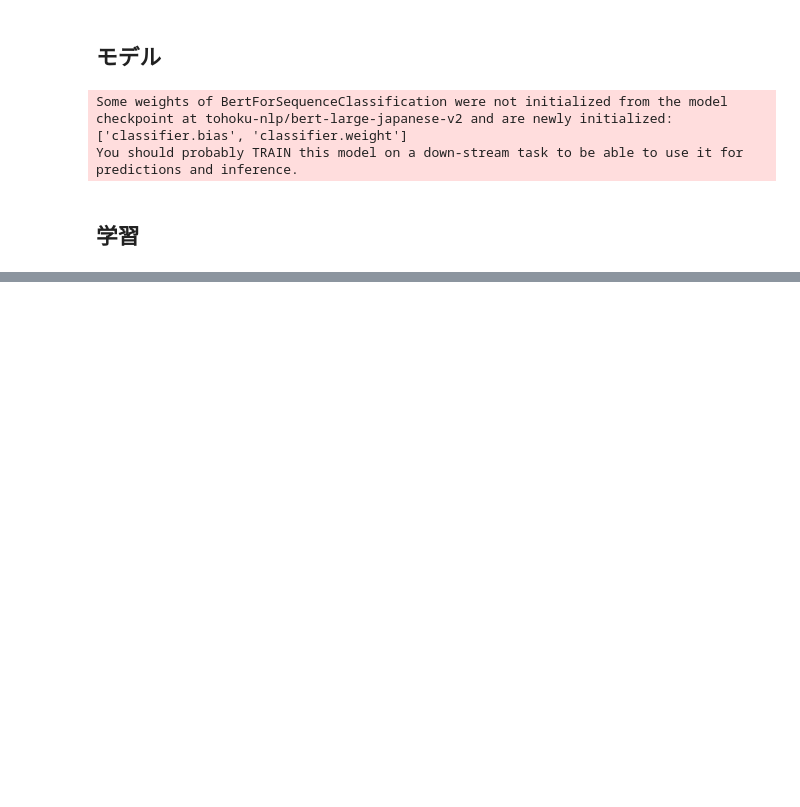
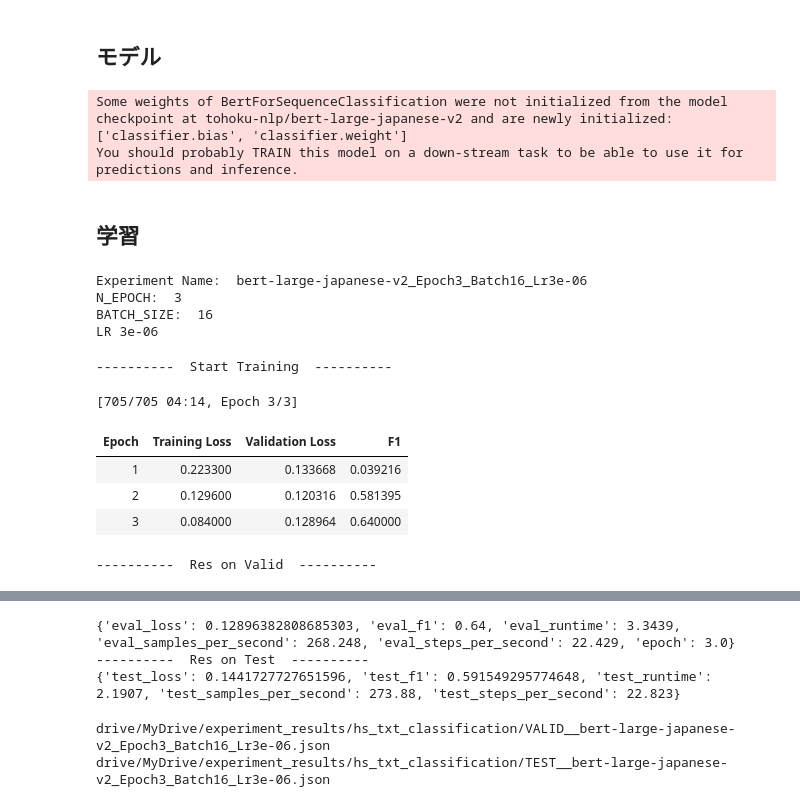
Before and after one commit to yukismd/DL_for_ImageData_and_Finetuning, a Jupyter notebook: text_classification_hatespeech/PT/bert-large-japanese-v2.ipynb, the cells around one changed output, grey strips where cells are left out. Drawn from its saved outputs; the diff is of its cells as text; code cells hidden in the pictures; blank space fills up the shorter version.

```diff
--- a/text_classification_hatespeech/PT/bert-large-japanese-v2.ipynb
+++ b/text_classification_hatespeech/PT/bert-large-japanese-v2.ipynb
@@ -201,7 +201,7 @@ def compute_metrics(eval_pred):
     predictions = np.argmax(logits, axis=-1)
     return metric.compute(predictions=predictions, references=labels)
 # %%
-def set_training():
+def do_training():
   print('N_EPOCH: ', N_EPOCH)
   print('BATCH_SIZE: ', BATCH_SIZE)
   print('LR', LR)
@@ -236,4 +236,39 @@ def set_training():
     compute_metrics=compute_metrics,
     )
 
-  return trainer
+  #return trainer
+
+  print('----------  Start Training  ----------')
+  trainer.train()
+
+  print('----------  Res on Valid  ----------')
+  res_json = trainer.evaluate()
+  print(res_json)
+
+  print('----------  Res on Test  ----------')
+  test_preds = trainer.predict(ds_tkn_test)
+  test_metric = test_preds.metrics
+  print(test_metric)
+
+  return res_json, test_metric
+# %%
+N_EPOCH = 3
+BATCH_SIZE = 16
+LR = 0.000003  # 3e-6
+
+experiment_name = '{}_Epoch{}_Batch{}_Lr{}'.format(MODEL.split('/')[1], N_EPOCH, BATCH_SIZE, LR)
+print('Experiment Name: ', experiment_name)
+
+res_val, res_test = do_training()
+# %% [output]
+Experiment Name:  bert-large-japanese-v2_Epoch3_Batch16_Lr3e-06
+N_EPOCH:  3
+BATCH_SIZE:  16
+LR 3e-06
+----------  Start Training  ----------
+[705/705 04:14, Epoch 3/3]
+| Epoch | Training Loss | Validation Loss | F1 |
+| 1 | 0.223300 | 0.133668 | 0.039216 |
+| 2 | 0.129600 | 0.120316 | 0.581395 |
+| 3 | 0.084000 | 0.128964 | 0.640000 |
+----------  Res on Valid  ----------
@@ -240,19 +276,18 @@ def set_training():
+{'eval_loss': 0.12896382808685303, 'eval_f1': 0.64, 'eval_runtime': 3.3439, 'eval_samples_per_second': 268.248, 'eval_steps_per_second': 22.429, 'epoch': 3.0}
+----------  Res on Test  ----------
+{'test_loss': 0.1441727727651596, 'test_f1': 0.591549295774648, 'test_runtime': 2.1907, 'test_samples_per_second': 273.88, 'test_steps_per_second': 22.823}
 # %%
-def save_res_valid(trainer):
-  res_json = trainer.evaluate()
-  print(res_json)
-  save_file = os.path.join(SAVE_DIR, 'VALID__' + experiment_name + '.json')
-  print(save_file)
-  with open(save_file, 'w') as f:
-      json.dump(res_json, f, indent=2)
-  return res_json
+# Save Valid Result
+save_file = os.path.join(SAVE_DIR, 'VALID__' + experiment_name + '.json')
+print(save_file)
+with open(save_file, 'w') as f:
+    json.dump(res_val, f, indent=2)
 
-def save_res_test(trainer):
-  test_preds = trainer.predict(ds_tkn_test)
-  test_metric = test_preds.metrics
-  print(test_metric)
-  save_file = os.path.join(SAVE_DIR, 'TEST__' + experiment_name + '.json')
-  print(save_file)
-  with open(save_file, 'w') as f:
-      json.dump(test_metric, f, indent=2)
-  return test_metric
+# Save Test Result
+save_file = os.path.join(SAVE_DIR, 'TEST__' + experiment_name + '.json')
+print(save_file)
+with open(save_file, 'w') as f:
+    json.dump(res_test, f, indent=2)
+# %% [output]
+drive/MyDrive/experiment_results/hs_txt_classification/VALID__bert-large-japanese-v2_Epoch3_Batch16_Lr3e-06.json
+drive/MyDrive/experiment_results/hs_txt_classification/TEST__bert-large-japanese-v2_Epoch3_Batch16_Lr3e-06.json
```
Also changed, not shown: parts of 11 cells of this notebook.
